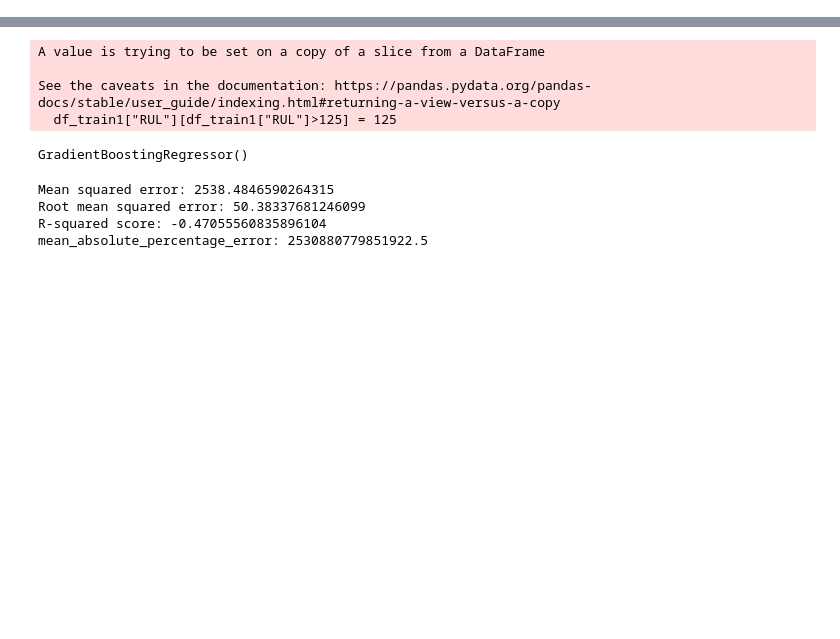
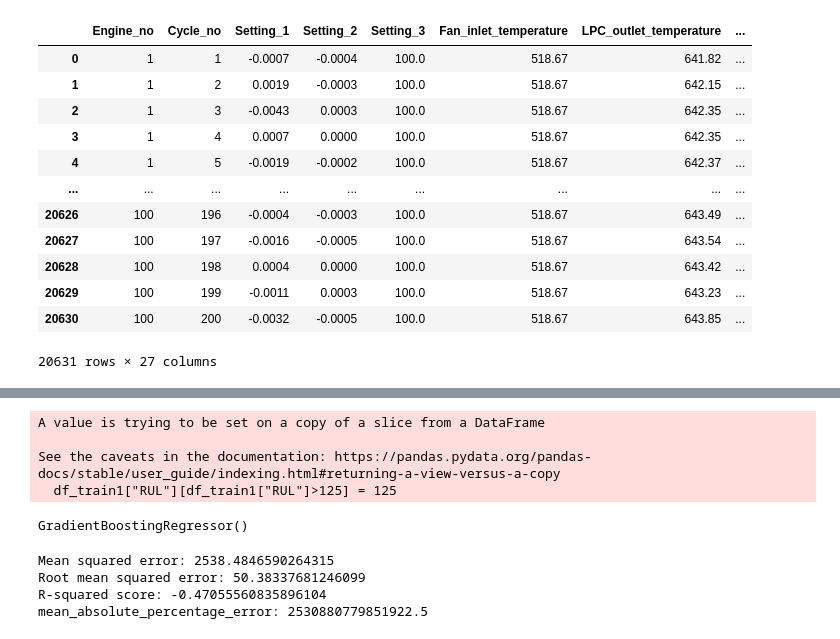
Before and after one commit to ayushgandhi904/Turboengine_predictive_maintenance, a Jupyter notebook: notebooks/trial3.ipynb, the cells around one changed output, grey strips where cells are left out. Saved outputs shown, nothing was run; the diff lists cells and outputs as text; code cells hidden in the pictures; blank space fills up the shorter version.

```diff
--- a/notebooks/trial3.ipynb
+++ b/notebooks/trial3.ipynb
@@ -47,3 +84,19 @@ df_test1["RUL"] = df_test1["RUL_max"] - df_test1["Cycle_no"]
 
 
 df_test1.drop("RUL_max", axis = 1, inplace = True)
+# %%
+df_train1
+# %% [output]
+|  | Engine_no | Cycle_no | Setting_1 | Setting_2 | Setting_3 | Fan_inlet_temperature | LPC_outlet_temperature | ... |
+| 0 | 1 | 1 | -0.0007 | -0.0004 | 100.0 | 518.67 | 641.82 | ... |
+| 1 | 1 | 2 | 0.0019 | -0.0003 | 100.0 | 518.67 | 642.15 | ... |
+| 2 | 1 | 3 | -0.0043 | 0.0003 | 100.0 | 518.67 | 642.35 | ... |
+| 3 | 1 | 4 | 0.0007 | 0.0000 | 100.0 | 518.67 | 642.35 | ... |
+| 4 | 1 | 5 | -0.0019 | -0.0002 | 100.0 | 518.67 | 642.37 | ... |
+| ... | ... | ... | ... | ... | ... | ... | ... | ... |
+| 20626 | 100 | 196 | -0.0004 | -0.0003 | 100.0 | 518.67 | 643.49 | ... |
+| 20627 | 100 | 197 | -0.0016 | -0.0005 | 100.0 | 518.67 | 643.54 | ... |
+| 20628 | 100 | 198 | 0.0004 | 0.0000 | 100.0 | 518.67 | 643.42 | ... |
+| 20629 | 100 | 199 | -0.0011 | 0.0003 | 100.0 | 518.67 | 643.23 | ... |
+| 20630 | 100 | 200 | -0.0032 | -0.0005 | 100.0 | 518.67 | 643.85 | ... |
+20631 rows × 27 columns
```
Also changed, not shown: parts of 9 cells of this notebook, 5 other files.
